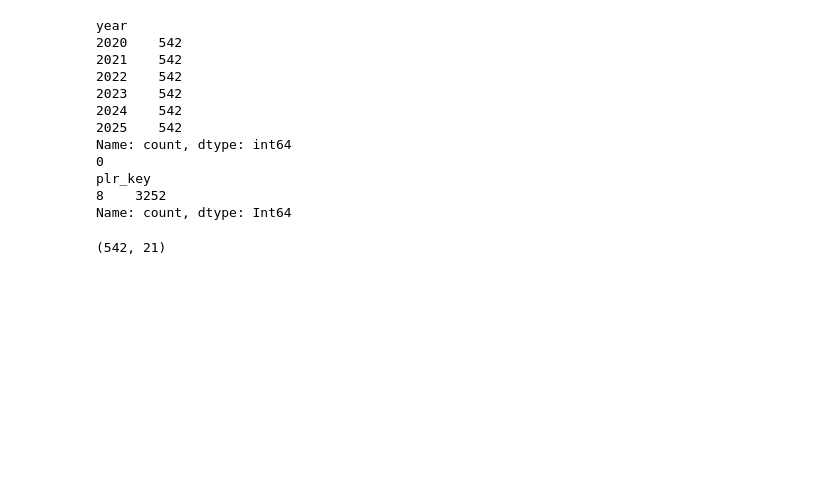
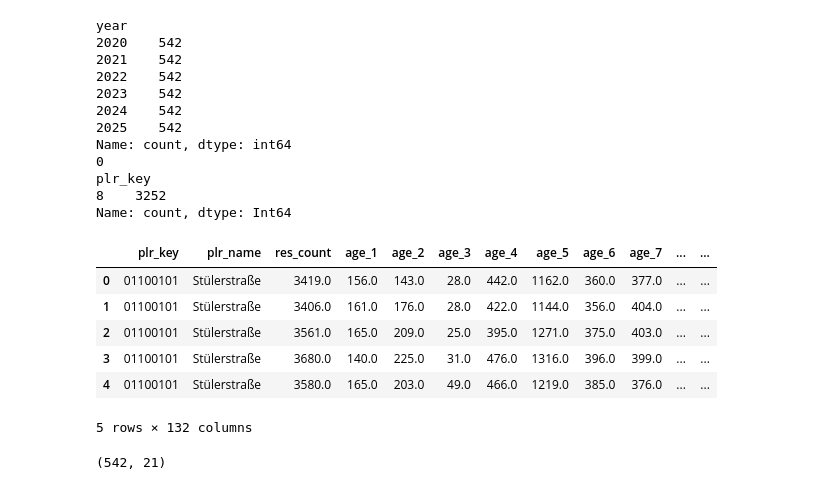
Before and after one commit to mshlg/capstone-kiezkeeper, a Jupyter notebook: notebooks/social_data_final_features.ipynb, the cells around one changed output. Saved outputs shown, nothing was run; the diff lists cells and outputs as text; code cells hidden in the pictures; blank space fills up the shorter version.

```diff
--- a/notebooks/social_data_final_features.ipynb
+++ b/notebooks/social_data_final_features.ipynb
@@ -99,6 +101,16 @@ df["transfer_benefit_share"] = (
 
 # median income, just to be able to compare with clusters later on:
 df["median_income"] = df["median_income_eur"]
+# %%
+df.head()
+# %% [output]
+|  | plr_key | plr_name | res_count | age_1 | age_2 | age_3 | age_4 | age_5 | age_6 | age_7 | ... | ... |
+| 0 | 01100101 | Stülerstraße | 3419.0 | 156.0 | 143.0 | 28.0 | 442.0 | 1162.0 | 360.0 | 377.0 | ... | ... |
+| 1 | 01100101 | Stülerstraße | 3406.0 | 161.0 | 176.0 | 28.0 | 422.0 | 1144.0 | 356.0 | 404.0 | ... | ... |
+| 2 | 01100101 | Stülerstraße | 3561.0 | 165.0 | 209.0 | 25.0 | 395.0 | 1271.0 | 375.0 | 403.0 | ... | ... |
+| 3 | 01100101 | Stülerstraße | 3680.0 | 140.0 | 225.0 | 31.0 | 476.0 | 1316.0 | 396.0 | 399.0 | ... | ... |
+| 4 | 01100101 | Stülerstraße | 3580.0 | 165.0 | 203.0 | 49.0 | 466.0 | 1219.0 | 385.0 | 376.0 | ... | ... |
+5 rows × 132 columns
 # %%
 # now we need a helper funciton to get the year values
 
```
Also changed, not shown: parts of 3 cells of this notebook, 4 other files.
